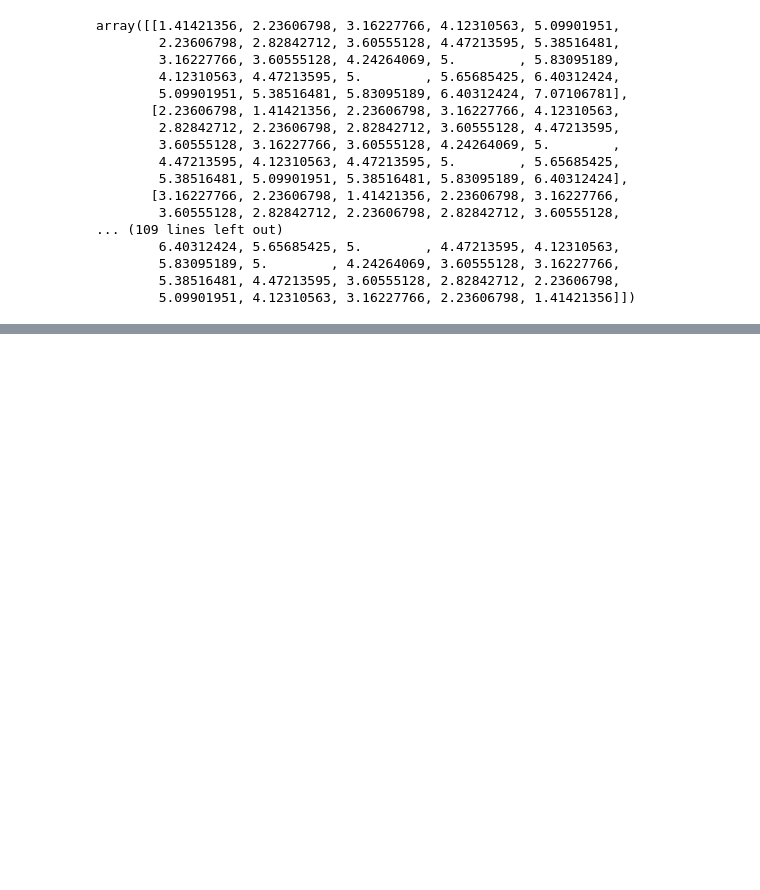
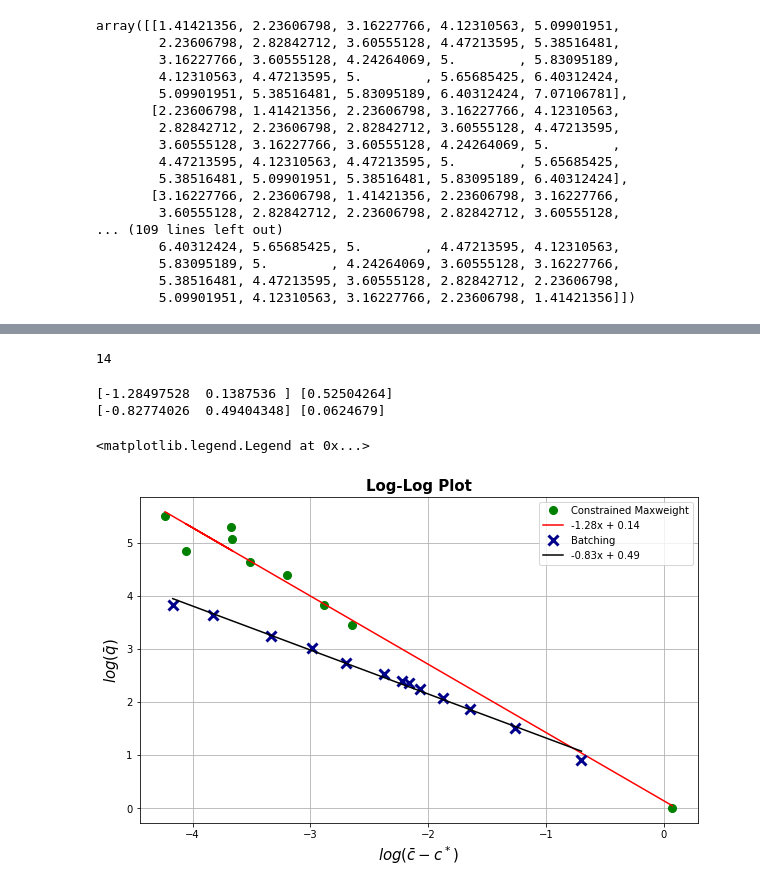
Before and after one commit to mew-two-github/Spatial-Matching-Simulations, a Jupyter notebook: slope_scaled_maxweight.ipynb, the cells around one changed output, grey strips where cells are left out. Saved outputs shown, nothing was run; the diff lists cells and outputs as text; code cells hidden in the pictures; blank space fills up the shorter version.

```diff
--- a/slope_scaled_maxweight.ipynb
+++ b/slope_scaled_maxweight.ipynb
@@ -604,0 +637,13 @@ array([[1.41421356, 2.23606798, 3.16227766, 4.12310563, 5.09901951,
+# %%
+file_name = '../lspu_25_largeq_reverse_geometric_mw-new-jan.pkl'
+with open(file_name,'rb') as f:
+    C_paths_M, Q_paths_M, average_cost_B, average_queue_B, average_new, N, W, pmf_cust, pmf_serv = pickle.load(f)
+print("PMFs")
+print(pmf_cust,pmf_serv)
+average_cost_B = average_new
+Q_paths_M = np.transpose( np.asarray( Q_paths_M )  )
+C_paths_M = np.transpose( np.asarray( C_paths_M ) )
+average_cost_M = np.sum(C_paths_M,axis=0)/(Q_paths_M.shape[0] - Q_paths_M[-1,:])
+average_queue_M = np.average(Q_paths_M,axis = 0)
+print("average cost B", average_cost_B)
+print("average cost M", average_cost_M)
@@ -604,0 +665,44 @@ array([[1.41421356, 2.23606798, 3.16227766, 4.12310563, 5.09901951,
+# %%
+len(average_cost_M)
+# %% [output]
+14
+# %%
+# Polynomial fit
+deg = 1
+xM2 = np.log(average_cost_M[:9]-Cstar)
+yM2 = np.log(average_queue_M[:9])
+xB2 = np.log(average_cost_B2-Cstar)
+yB2 = np.log(average_queue_B2)
+
+
+
+
+p, res, _, _, _ = np.polyfit(xM2, yM2, 1, full=True)
+print(p,res)
+plt.figure( figsize=(10,6) )
+plt.plot(xM2, yM2,'go',markersize = 8)
+predict_2 = np.poly1d(p)
+x  = np.array(xM2)
+y = predict_2(x)
+plt.plot(x, y,'r')
+plt.ylabel("Average queue length", weight='bold',fontsize=12)
+plt.xlabel("Average cost", weight='bold',fontsize=12)
+plt.title("c vs q", weight='bold',fontsize=15)
+plt.grid(True)
+plt.plot(xB2, yB2,'x',markersize = 10, markeredgewidth=3, markeredgecolor="darkblue")
+pB, resB, _, _, _ = np.polyfit(xB2, yB2, 1, full=True)
+print(pB,resB)
+predict2_2 = np.poly1d(pB)
+x  = np.array(xB2)
+y = predict2_2(x)
+plt.plot(x, y,'black')
+
+plt.ylabel(r"$log(\bar{q})$", weight='bold',fontsize=15)
+plt.xlabel(r"$log(\bar{c}-c^*)$", weight='bold',fontsize=15)
+plt.title("Log-Log Plot", weight='bold',fontsize=15)
+plt.legend(["Constrained Maxweight",str(round(predict_2[1],2))+"x + " + str(round(predict_2[0],2)), "Batching", str(round(predict2_2[1],2))+"x + " + str(round(predict2_2[0],2))])
+# %% [output]
+[-1.28497528  0.1387536 ] [0.52504264]
+[-0.82774026  0.49404348] [0.0624679]
+<matplotlib.legend.Legend at 0x...>
+[figure, added]
```
Also changed, not shown: parts of 30 cells of this notebook, 4 other files.
